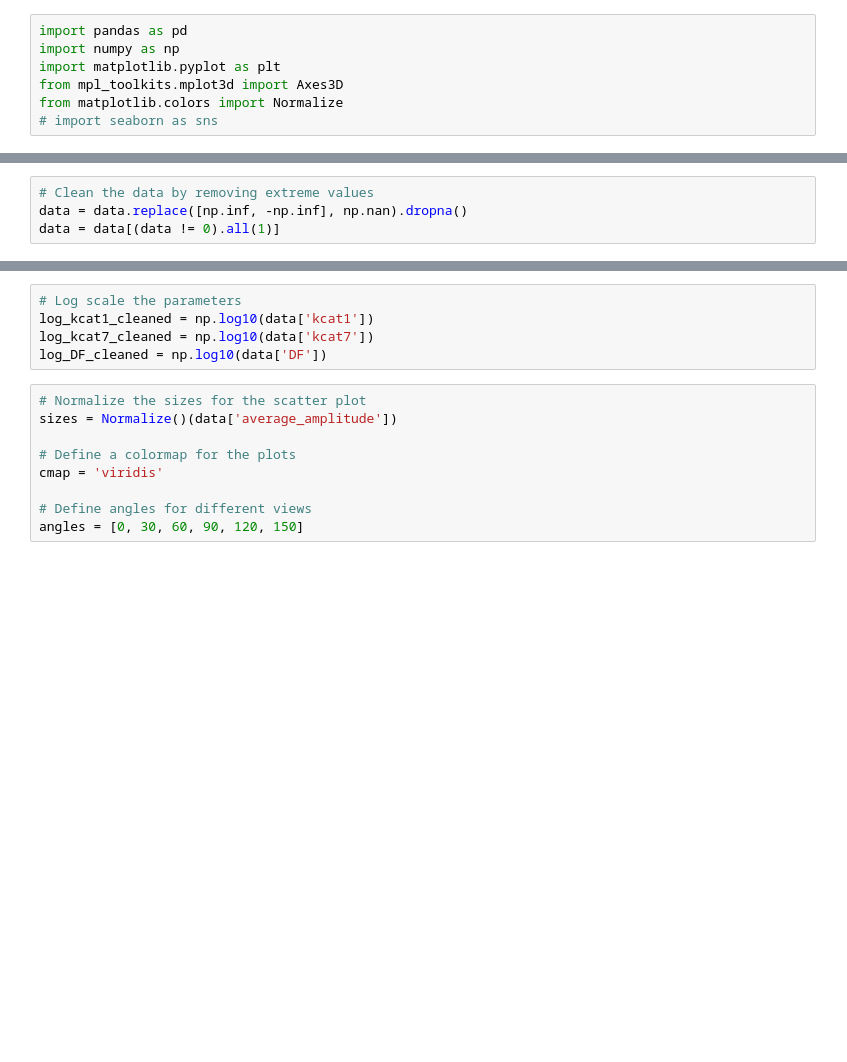
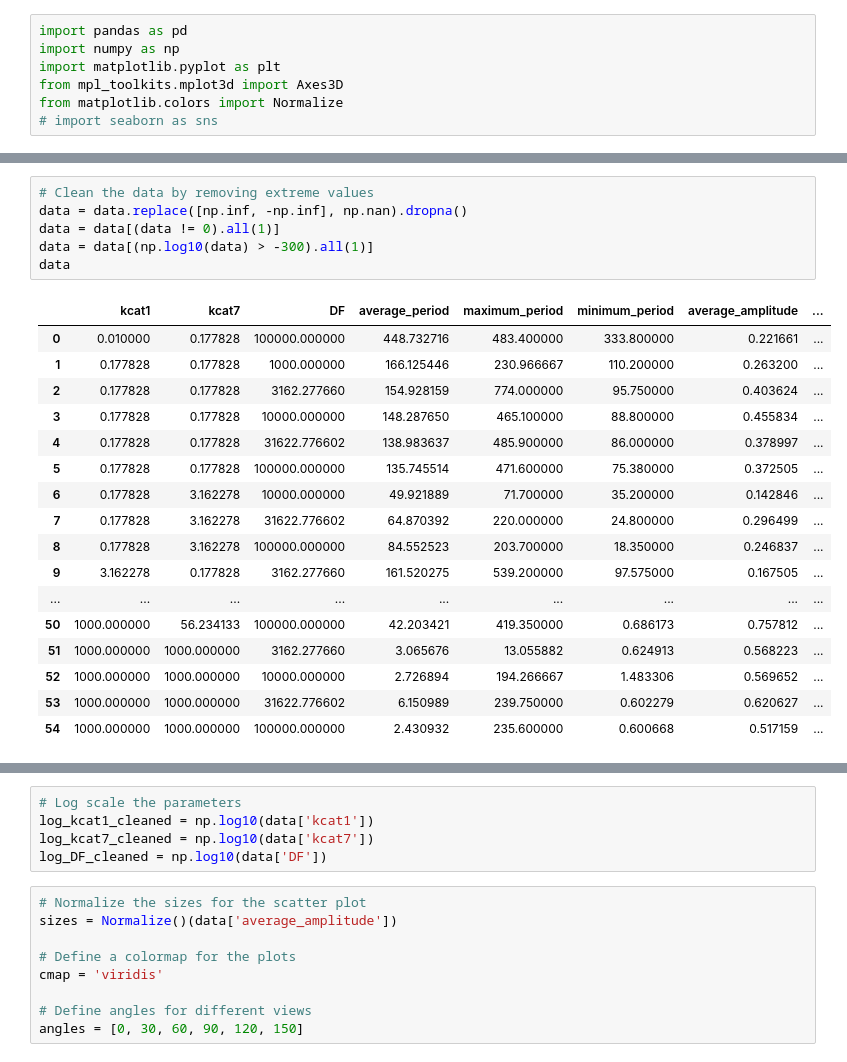
Before and after one commit to jonathanfischer97/Julia, a Jupyter notebook: OscillatorPaper/FigureGenerationScripts/3FixedPyPlot.ipynb, the cells around one changed output, grey strips where cells are left out. Drawn from its saved outputs; the diff is of its cells as text; blank space fills up the shorter version.

```diff
--- a/OscillatorPaper/FigureGenerationScripts/3FixedPyPlot.ipynb
+++ b/OscillatorPaper/FigureGenerationScripts/3FixedPyPlot.ipynb
@@ -12,4 +27,24 @@ data = pd.read_csv(file_path)
 # %%
 # Clean the data by removing extreme values
 data = data.replace([np.inf, -np.inf], np.nan).dropna()
 data = data[(data != 0).all(1)]
+data = data[(np.log10(data) > -300).all(1)]
+data
+# %% [output]
+|  | kcat1 | kcat7 | DF | average_period | maximum_period | minimum_period | average_amplitude | ... |
+| 0 | 0.010000 | 0.177828 | 100000.000000 | 448.732716 | 483.400000 | 333.800000 | 0.221661 | ... |
+| 1 | 0.177828 | 0.177828 | 1000.000000 | 166.125446 | 230.966667 | 110.200000 | 0.263200 | ... |
+| 2 | 0.177828 | 0.177828 | 3162.277660 | 154.928159 | 774.000000 | 95.750000 | 0.403624 | ... |
+| 3 | 0.177828 | 0.177828 | 10000.000000 | 148.287650 | 465.100000 | 88.800000 | 0.455834 | ... |
+| 4 | 0.177828 | 0.177828 | 31622.776602 | 138.983637 | 485.900000 | 86.000000 | 0.378997 | ... |
+| 5 | 0.177828 | 0.177828 | 100000.000000 | 135.745514 | 471.600000 | 75.380000 | 0.372505 | ... |
+| 6 | 0.177828 | 3.162278 | 10000.000000 | 49.921889 | 71.700000 | 35.200000 | 0.142846 | ... |
+| 7 | 0.177828 | 3.162278 | 31622.776602 | 64.870392 | 220.000000 | 24.800000 | 0.296499 | ... |
+| 8 | 0.177828 | 3.162278 | 100000.000000 | 84.552523 | 203.700000 | 18.350000 | 0.246837 | ... |
+| 9 | 3.162278 | 0.177828 | 3162.277660 | 161.520275 | 539.200000 | 97.575000 | 0.167505 | ... |
+| ... | ... | ... | ... | ... | ... | ... | ... | ... |
+| 50 | 1000.000000 | 56.234133 | 100000.000000 | 42.203421 | 419.350000 | 0.686173 | 0.757812 | ... |
+| 51 | 1000.000000 | 1000.000000 | 3162.277660 | 3.065676 | 13.055882 | 0.624913 | 0.568223 | ... |
+| 52 | 1000.000000 | 1000.000000 | 10000.000000 | 2.726894 | 194.266667 | 1.483306 | 0.569652 | ... |
+| 53 | 1000.000000 | 1000.000000 | 31622.776602 | 6.150989 | 239.750000 | 0.602279 | 0.620627 | ... |
+| 54 | 1000.000000 | 1000.000000 | 100000.000000 | 2.430932 | 235.600000 | 0.600668 | 0.517159 | ... |
```
Also changed, not shown: parts of 6 cells of this notebook.
